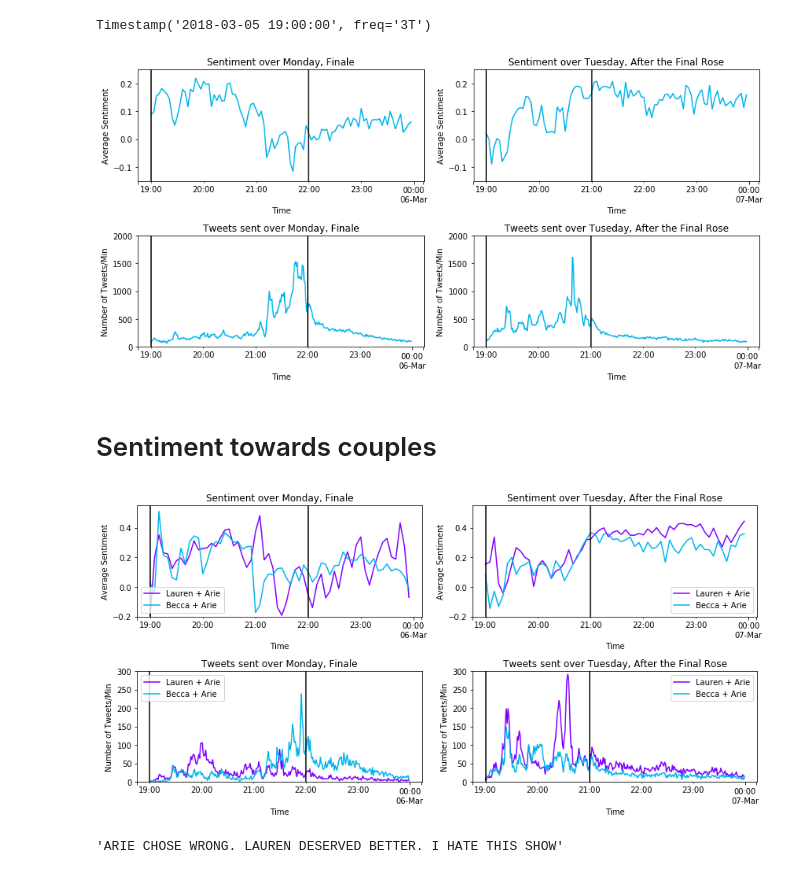
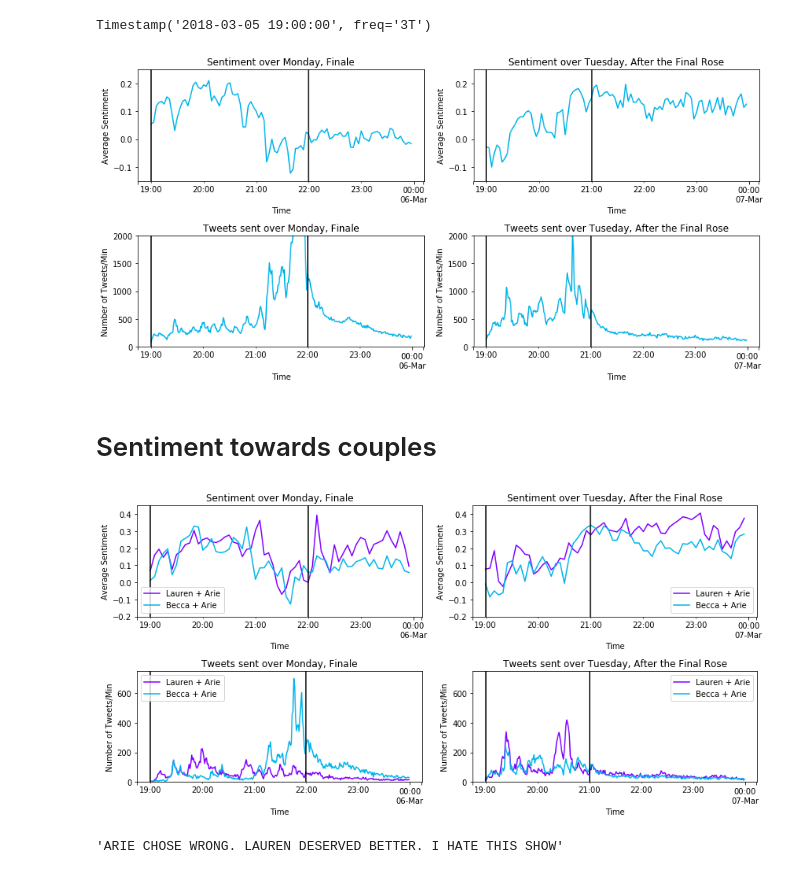
Before and after one commit to p-mckenzie/example-projects, a Jupyter notebook: twitter - Bachelor finale/Analysis.ipynb, the cells around one changed output. Drawn from its saved outputs; the diff is of its cells as text; code cells hidden in the pictures.

```diff
--- a/twitter - Bachelor finale/Analysis.ipynb
+++ b/twitter - Bachelor finale/Analysis.ipynb
@@ -38,7 +38,7 @@ df = df[~df['text_clean'].isnull()]
 df['text_clean'] = df['text_clean'].apply(lambda x:re.sub(r"http[\w:\/\.]+", '', x).lower()) #strip URLs and lowercase
 df['text_clean'] = df['text_clean'].apply(lambda x:re.sub(r"((?<=[^\w])\'|\'(?=[^\w]))", '"', x)) #replace ' with "
 df['text_clean'] = df['text_clean'].apply(lambda x:re.sub(r"[^\w ']", ' ', x)) #replace punctuation with spaces
-df = df[df['text_clean'].str.contains('arie')^df['text_clean'].str.contains('bachelor')]
+df = df[df['text_clean'].str.contains('arie')|df['text_clean'].str.contains('bachelor')]
 #df['time'] = df['time'].apply(lambda x: datetime.strptime(x, '%Y-%m-%d %H:%M:%S'))
 df.sort_values('time', ascending=True, inplace=True)
 print df.shape
@@ -98,7 +98,7 @@ plt.axvline(x='2018-03-06 21:00:00', color='black')
 plt.tight_layout()
 plt.show()
 # %% [output]
-[figure, old version]
+[figure, new version]
 # %% [markdown]
 # Sentiment towards couples
 # %%
@@ -106,7 +106,7 @@ plt.figure(figsize=(12,6))
 plt.subplot(221)
 df[(df['day']==5)&(df['hour'].isin(range(19,25)))&df['text_clean'].str.contains('arie')&df['text_clean'].str.contains('lauren')].set_index('time').groupby(pd.Grouper(freq='5min'))['sent'].mean().plot(color='#8000ff')
 df[(df['day']==5)&(df['hour'].isin(range(19,25)))&df['text_clean'].str.contains('arie')&df['text_clean'].str.contains('becca')].set_index('time').groupby(pd.Grouper(freq='5min'))['sent'].mean().plot(color='#00b5eb')
-plt.ylim(-.2,.55)
+plt.ylim(-.2,.45)
 plt.title('Sentiment over Monday, Finale')
 plt.xlabel('Time')
 plt.ylabel('Average Sentiment')
@@ -117,40 +117,40 @@ plt.axvline(x='2018-03-05 22:00:00', color='black')
 plt.subplot(222)
 df[(df['day']==6)&(df['hour'].isin(range(19,25)))&df['text_clean'].str.contains('arie')&df['text_clean'].str.contains('lauren')].set_index('time').groupby(pd.Grouper(freq='5min'))['sent'].mean().plot(color='#8000ff')
 df[(df['day']==6)&(df['hour'].isin(range(19,25)))&df['text_clean'].str.contains('arie')&df['text_clean'].str.contains('becca')].set_index('time').groupby(pd.Grouper(freq='5min'))['sent'].mean().plot(color='#00b5eb')
-plt.ylim(-.2,.55)
+plt.ylim(-.2,.45)
 plt.title('Sentiment over Tuesday, After the Final Rose')
 plt.xlabel('Time')
 plt.ylabel('Average Sentiment')
 plt.legend(['Lauren + Arie', 'Becca + Arie'], loc='lower right')
 plt.axvline(x='2018-03-06 19:00:00', color='black')
 plt.axvline(x='2018-03-06 21:00:00', color='black')
 
 plt.subplot(223)
 df[(df['day']==5)&(df['hour'].isin(range(19,25)))&df['text_clean'].str.contains('arie')&df['text_clean'].str.contains('lauren')].set_index('time').groupby(pd.Grouper(freq='min'))['screen_name'].count().plot(color='#8000ff')
 df[(df['day']==5)&(df['hour'].isin(range(19,25)))&df['text_clean'].str.contains('arie')&df['text_clean'].str.contains('becca')].set_index('time').groupby(pd.Grouper(freq='min'))['screen_name'].count().plot(color='#00b5eb')
-plt.ylim(0,300)
+plt.ylim(0,750)
 plt.title('Tweets sent over Monday, Finale')
 plt.xlabel('Time')
 plt.ylabel('Number of Tweets/Min')
 plt.legend(['Lauren + Arie', 'Becca + Arie'], loc='upper left')
 plt.axvline(x='2018-03-05 19:00:00', color='black')
 plt.axvline(x='2018-03-05 22:00:00', color='black')
 
 plt.subplot(224)
 df[(df['day']==6)&(df['hour'].isin(range(19,25)))&df['text_clean'].str.contains('arie')&df['text_clean'].str.contains('lauren')].set_index('time').groupby(pd.Grouper(freq='min'))['screen_name'].count().plot(color='#8000ff')
 df[(df['day']==6)&(df['hour'].isin(range(19,25)))&df['text_clean'].str.contains('arie')&df['text_clean'].str.contains('becca')].set_index('time').groupby(pd.Grouper(freq='min'))['screen_name'].count().plot(color='#00b5eb')
-plt.ylim(0,300)
+plt.ylim(0,750)
 plt.title('Tweets sent over Tuesday, After the Final Rose')
 plt.xlabel('Time')
 plt.ylabel('Number of Tweets/Min')
 plt.legend(['Lauren + Arie', 'Becca + Arie'], loc='upper right')
 plt.axvline(x='2018-03-06 19:00:00', color='black')
 plt.axvline(x='2018-03-06 21:00:00', color='black')
 
 plt.tight_layout()
 plt.show()
 # %% [output]
-[figure, old version]
+[figure, new version]
 # %%
 df[(df['day']==5)&(df['hour']==21)&df['text_clean'].str.contains('arie')&df['text_clean'].str.contains('lauren')&(df['sent']<0)&(df['screen_name']=='Scottgrayson16')]['text'].values[0]
 # %% [output]
```
Also changed, not shown: parts of 11 cells of this notebook.
